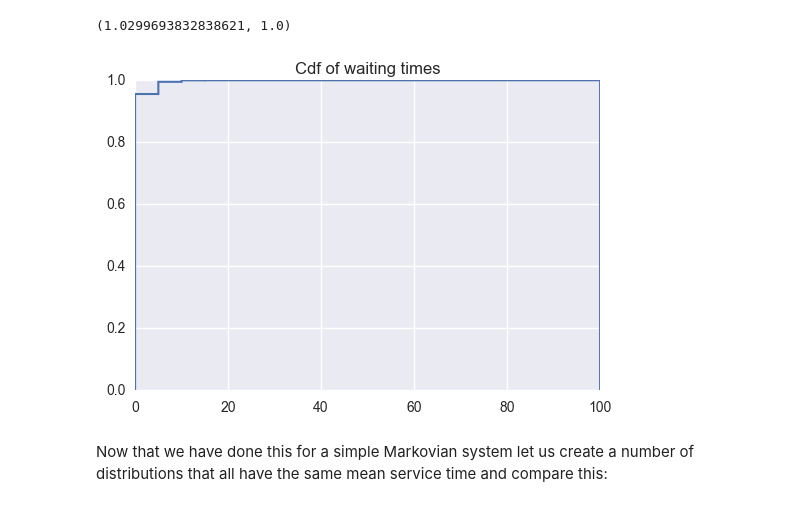
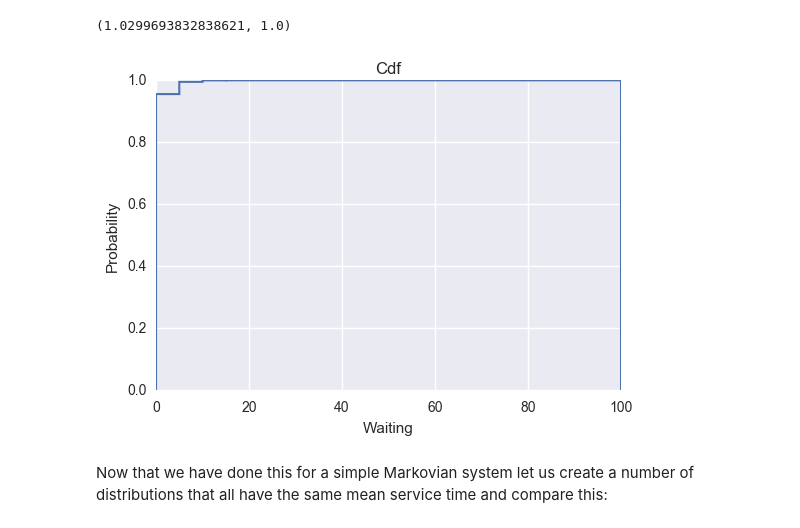
Before and after one commit to drvinceknight/unpeudemath, a Jupyter notebook: assets/code/Anscombe's quartet and queueing theory with the Ciw python library.ipynb, the cells around one changed output. Cells and saved outputs as stored; diff of their text form; code cells hidden in the pictures.

```diff
--- a/assets/code/Anscombe's quartet and queueing theory with the Ciw python library.ipynb
+++ b/assets/code/Anscombe's quartet and queueing theory with the Ciw python library.ipynb
@@ -154,9 +155,11 @@ np.mean(waits), rho / (mu * (1 - rho))
 (1.0299693832838621, 1.0)
 # %%
 plt.hist(waits, normed=True, cumulative=True, histtype = 'step', linewidth=1.5, range=[0, 100], bins=20)
-plt.title("Cdf of waiting times");
+plt.xlabel("Waiting time")
+plt.ylabel("Probability")
+plt.title("Cdf");
 # %% [output]
-[figure, old version]
+[figure, new version]
 # %% [markdown]
 Now that we have done this for a simple Markovian system let us create a number of distributions that all have the same mean service time and compare this:
 # %%
```
Also changed, not shown: parts of 8 cells of this notebook, 7 other files.
